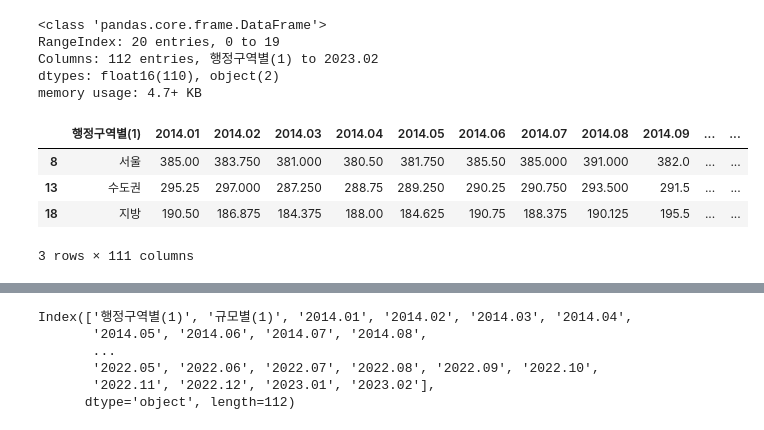
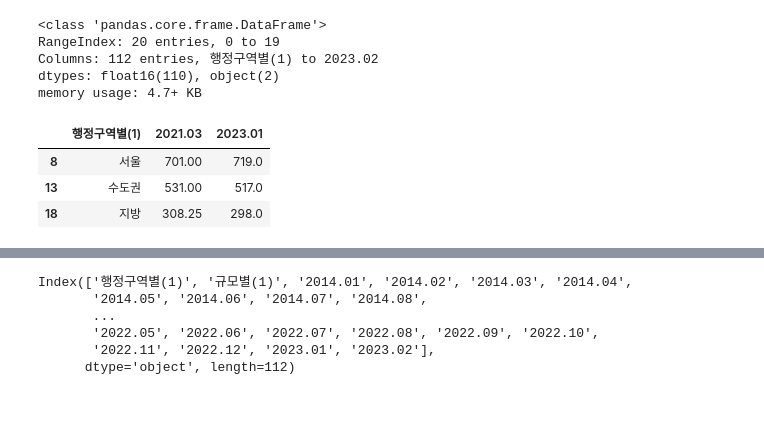
Before and after one commit to dongyoon9802/pythonAnalasys, a Jupyter notebook: pyhtonAnalysis.ipynb, the cells around one changed output, grey strips where cells are left out. Saved outputs shown, nothing was run; the diff lists cells and outputs as text; code cells hidden in the pictures.

```diff
--- a/pyhtonAnalysis.ipynb
+++ b/pyhtonAnalysis.ipynb
@@ -158,13 +171,13 @@ memory usage: 4.7+ KB
 # %%
 aptAvgRentPrice_edit = aptAvgRentPrice.drop(aptAvgRentPrice[aptAvgRentPrice['행정구역별(1)'].isin(['전국'])].index)
 aptAvgRentPrice_edit = aptAvgRentPrice_edit.drop(aptAvgRentPrice_edit[aptAvgRentPrice_edit['규모별(1)'].isin(['초소형(40㎡ 이하)','소형(40㎡초과 60㎡이하)','중소형(60㎡초과 85㎡이하)','대형(135㎡ 초과)'])].index)
-aptAvgRentPrice_edit.drop('규모별(1)',axis=1)
+aptAvgRentPrice_edit = aptAvgRentPrice_edit[['행정구역별(1)','2021.03','2023.01']]
+aptAvgRentPrice_edit
 # %% [output]
-|  | 행정구역별(1) | 2014.01 | 2014.02 | 2014.03 | 2014.04 | 2014.05 | 2014.06 | 2014.07 | 2014.08 | 2014.09 | ... | ... |
-| 8 | 서울 | 385.00 | 383.750 | 381.000 | 380.50 | 381.750 | 385.50 | 385.000 | 391.000 | 382.0 | ... | ... |
-| 13 | 수도권 | 295.25 | 297.000 | 287.250 | 288.75 | 289.250 | 290.25 | 290.750 | 293.500 | 291.5 | ... | ... |
-| 18 | 지방 | 190.50 | 186.875 | 184.375 | 188.00 | 184.625 | 190.75 | 188.375 | 190.125 | 195.5 | ... | ... |
+|  | 행정구역별(1) | 2021.03 | 2023.01 |
+| 8 | 서울 | 701.00 | 719.0 |
+| 13 | 수도권 | 531.00 | 517.0 |
+| 18 | 지방 | 308.25 | 298.0 |
-3 rows × 111 columns
 # %%
 aptMidRentPrice.head()
 # %% [output]
```
Also changed, not shown: parts of 10 cells of this notebook.
